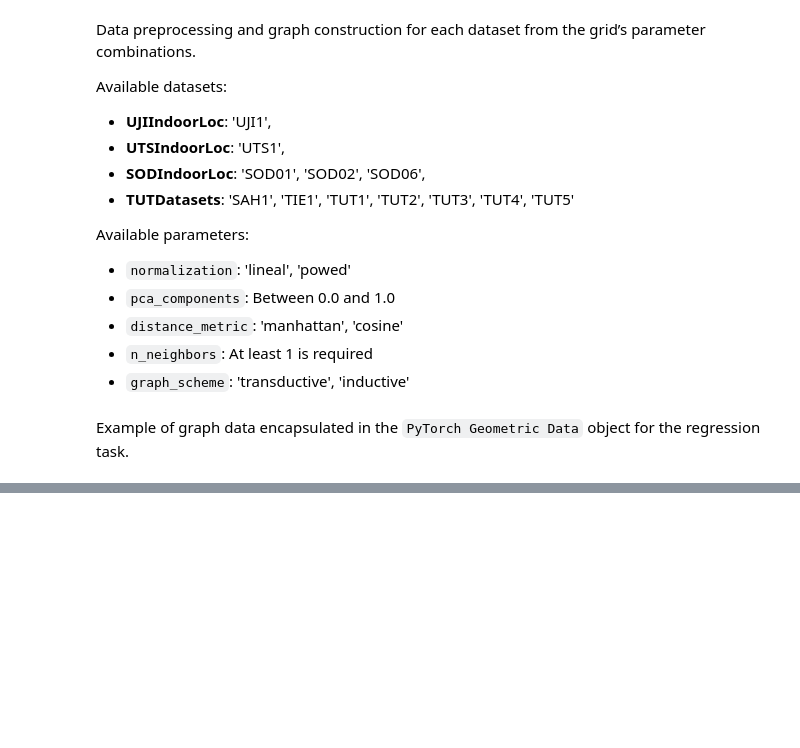
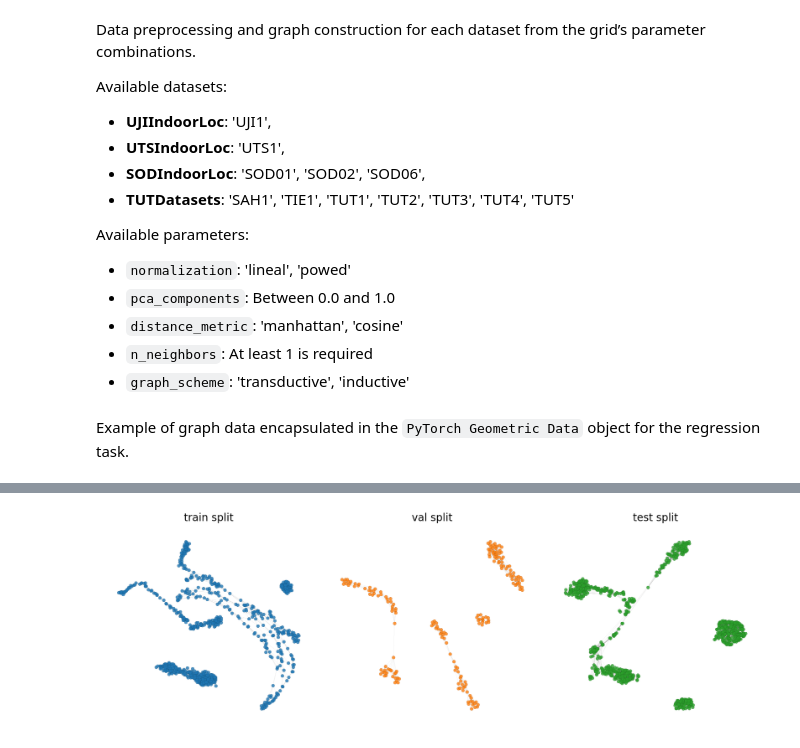
Before and after one commit to mfpscidev/indoorloc-inductive-gnn, a Jupyter notebook: notebooks/evaluation.ipynb, the cells around one changed output, grey strips where cells are left out. Saved outputs shown, nothing was run; the diff lists cells and outputs as text; code cells hidden in the pictures; blank space fills up the shorter version.

```diff
--- a/notebooks/evaluation.ipynb
+++ b/notebooks/evaluation.ipynb
@@ -165,0 +188,24 @@ Data(num_nodes=1795, val_mask=[1795], train_mask=[1795], test_mask=[1795], val_s
+# %%
+fig, axes = plt.subplots(1, 3, figsize=(18, 6))
+
+splits = ['train', 'val', 'test']
+split_colors = {
+    "train": "tab:blue",
+    "val": "tab:orange",
+    "test": "tab:green"
+}
+graph_objs = [
+    graph_datas['SOD01'][3]['inductive'].reg['train'],
+    graph_datas['SOD01'][3]['inductive'].reg['val'],
+    graph_datas['SOD01'][3]['inductive'].reg['test']
+]
+
+gvizs = indoorloc_vizs.GraphVisualizer()
+for ax, split, gdata in zip(axes, splits, graph_objs):
+    gvizs.draw_graph(gdata, color=split_colors[split], ax=ax)
+    ax.set_title(f"{split} split", fontsize=20)
+
+plt.tight_layout()
+plt.show()
+# %% [output]
+[figure, added]
```
Also changed, not shown: parts of 4 cells of this notebook, 1 other file.
